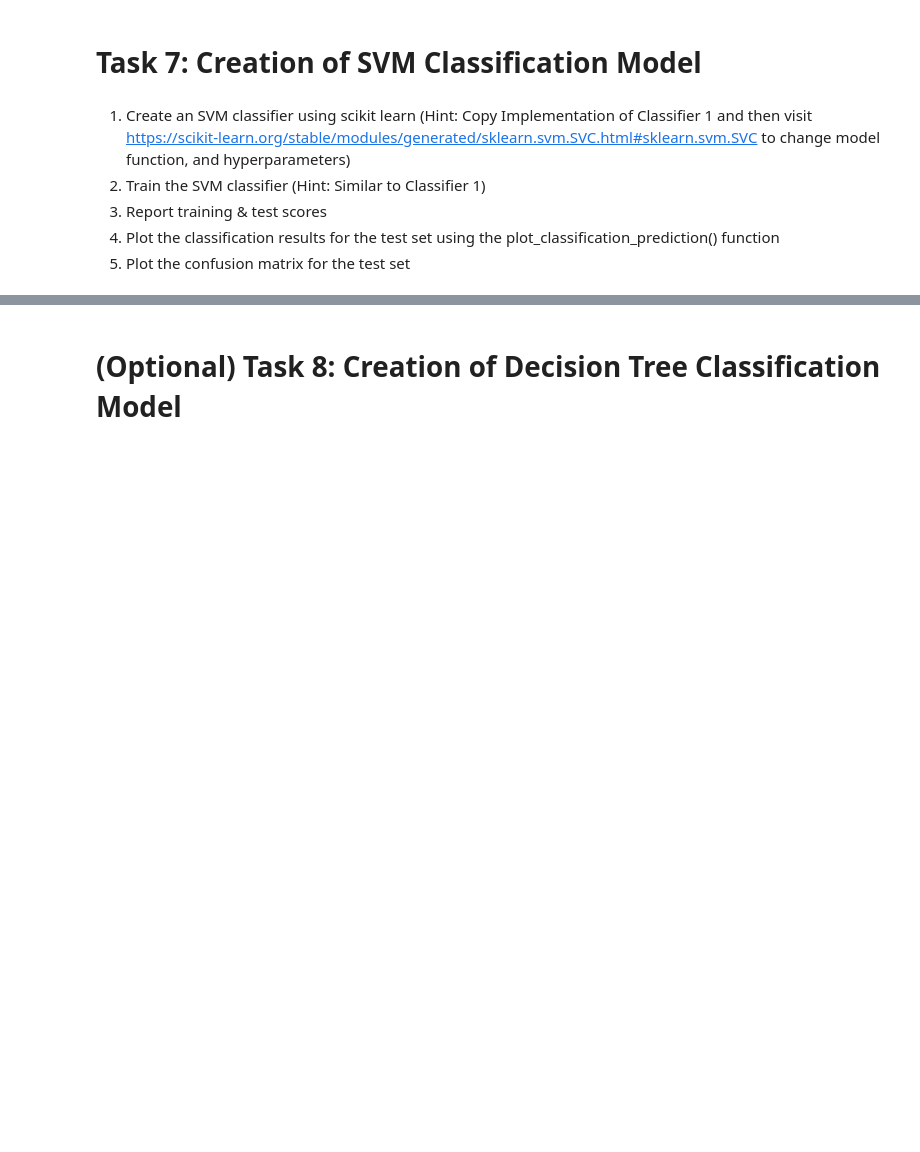
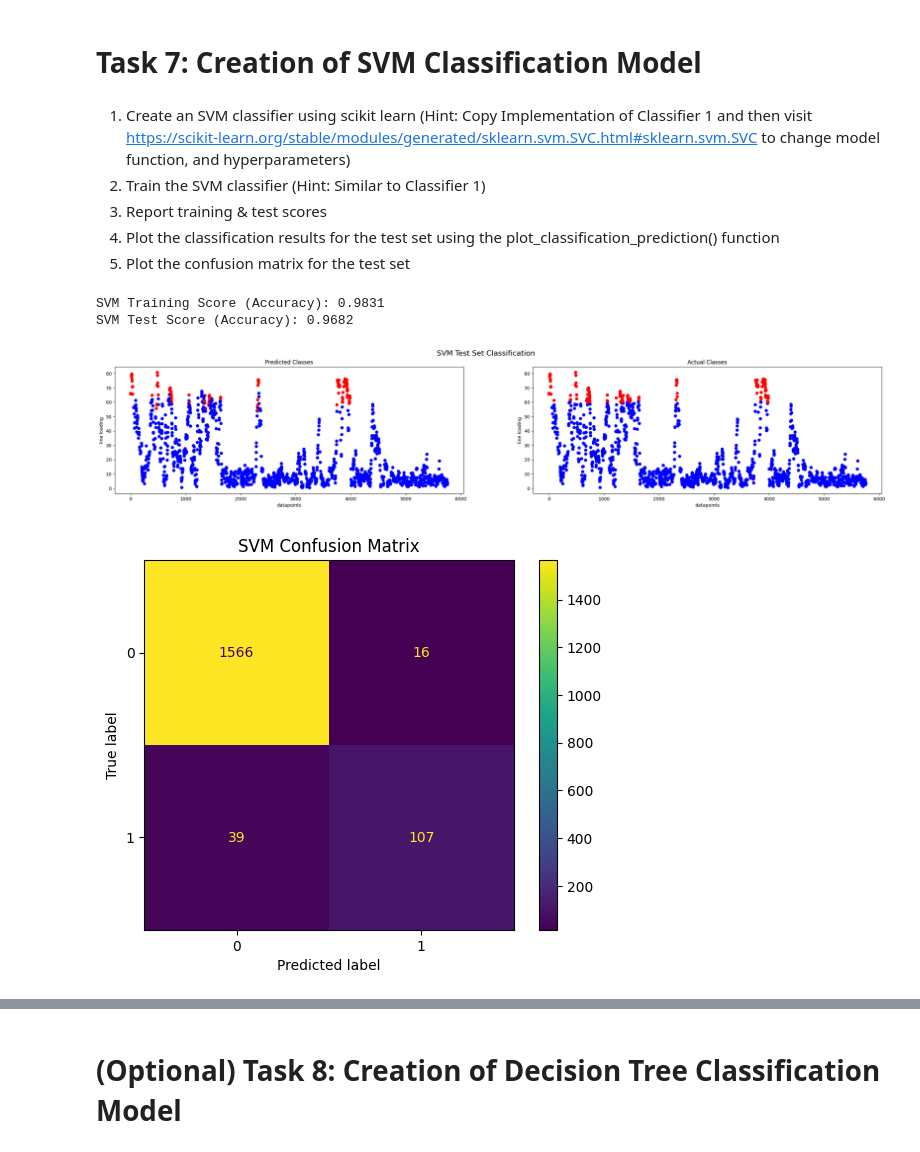
Before and after one commit to Doronke/IEPG-SET3065, a Jupyter notebook: A3/A6.ipynb, the cells around one changed output, grey strips where cells are left out. Drawn from its saved outputs; the diff is of its cells as text; code cells hidden in the pictures; blank space fills up the shorter version.

```diff
--- a/A3/A6.ipynb
+++ b/A3/A6.ipynb
@@ -336,13 +520,14 @@ loading percentage is equal or higher than 60%. Hence, the target label of each
 2) Using the y_test set, create the classification labels vector y_test_class with values 0 and 1 as explained above. Print the ratio of test set safe datapoints with respect to all the test set data point <br>
 # %%
 #Answers
-limit =60.
+limit = 60.
 
+y_train_class = (y_train >= limit).astype(int)
+y_test_class = (y_test >= limit).astype(int)
 
-y_train_class =
-y_test_class =
-safe_train_ratio = 100. * float(sum(y_train_class))/len(y_train_class)
-safe_test_ratio = 100. * float(sum(y_test_class))/len(y_test_class)
+# Since label 1 means 'dangerous' (>60) and 0 means safe (<60), safe condition is when label == 0.
+safe_train_ratio = 100. * float(sum(y_train_class == 0)) / len(y_train_class)
+safe_test_ratio = 100. * float(sum(y_test_class == 0)) / len(y_test_class)
 
-print(f"Out of {len(y_train_class)} Training data, the {safe_train_ratio} % are representing 'safe' line percentage")
-print(f"Out of {len(y_test_class)} Test data, the {safe_test_ratio} % are representing 'safe' line percentage")
+print(f"Out of {len(y_train_class)} Training data, the {safe_train_ratio:.2f} % are representing 'safe' line percentage")
+print(f"Out of {len(y_test_class)} Test data, the {safe_test_ratio:.2f} % are representing 'safe' line percentage")
@@ -433,3 +639,30 @@ ConfusionMatrixDisplay.from_estimator(lr_class, X_test, y_test_class)
 5) Plot the confusion matrix for the test set <br>
 # %%
 # Answer
+from sklearn.svm import SVC
+
+# 1) Create classifier (using RBF kernel as default or experimenting with parameters)
+svm_class = SVC(kernel='rbf', C=1.0, random_state=3065)
+
+# 2) Train the SVM classifier
+svm_class.fit(X_train, y_train_class)
+
+# 3) Report training & test scores
+train_score_svm = svm_class.score(X_train, y_train_class)
+test_score_svm = svm_class.score(X_test, y_test_class)
+print(f"SVM Training Score (Accuracy): {train_score_svm:.4f}")
+print(f"SVM Test Score (Accuracy): {test_score_svm:.4f}")
+
+# 4) Plot classification results
+y_pred_svm = svm_class.predict(X_test)
+plot_classification_prediction(y_test, y_pred_svm, y_test_class, "SVM Test Set Classification")
+
+# 5) Plot the confusion matrix
+ConfusionMatrixDisplay.from_estimator(svm_class, X_test, y_test_class)
+plt.title("SVM Confusion Matrix")
+plt.show()
+# %% [output]
+SVM Training Score (Accuracy): 0.9831
+SVM Test Score (Accuracy): 0.9682
+[figure, added]
+[figure, added]
```
Also changed, not shown: parts of 38 cells of this notebook, 3 other files.
